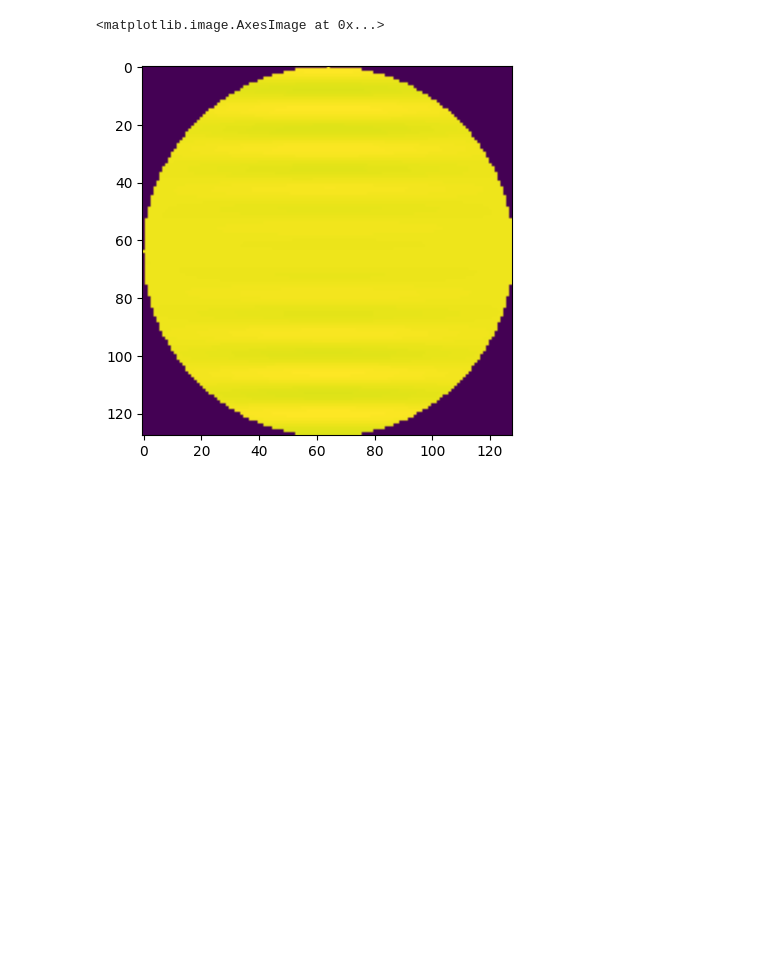
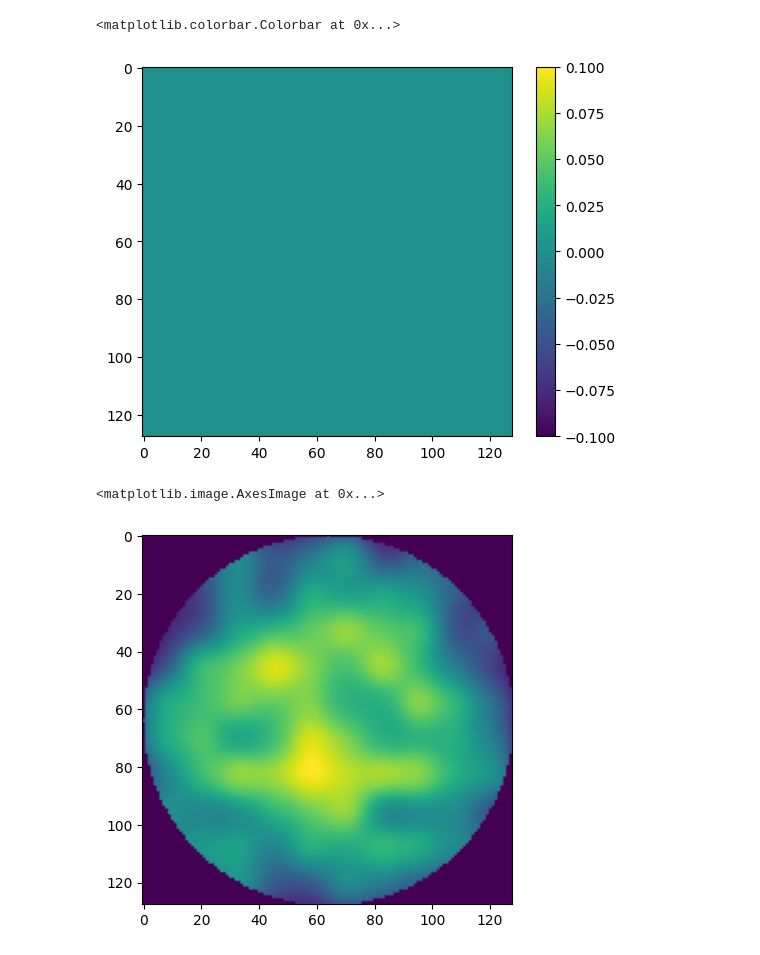
Before and after one commit to bidou2002/fiatlux, a Jupyter notebook: test.ipynb, the cells around one changed output. Drawn from its saved outputs; the diff is of its cells as text; code cells hidden in the pictures; blank space fills up the shorter version.

```diff
--- a/test.ipynb
+++ b/test.ipynb
@@ -88,7 +122,16 @@ b = field
+# %%
+plt.imshow(
+    torch.angle(aperture_field.complex_amplitude[-1])
+    - torch.angle(aperture_field.complex_amplitude[0])
+)
+plt.colorbar()
+# %% [output]
+<matplotlib.colorbar.Colorbar at 0x...>
+[figure, added]
 # %%
 Phi = aperture.apply(aperture_field - (1 - torch.exp(1j * theta)) * b)
 # %%
-plt.imshow(Phi.complex_amplitude.abs()[0])
+plt.imshow(torch.sum(Phi.complex_amplitude.abs(), dim=0))
 # %% [output]
 <matplotlib.image.AxesImage at 0x...>
-[figure, old version]
+[figure, new version]
```
Also changed, not shown: parts of 3 cells of this notebook, 15 other files.
